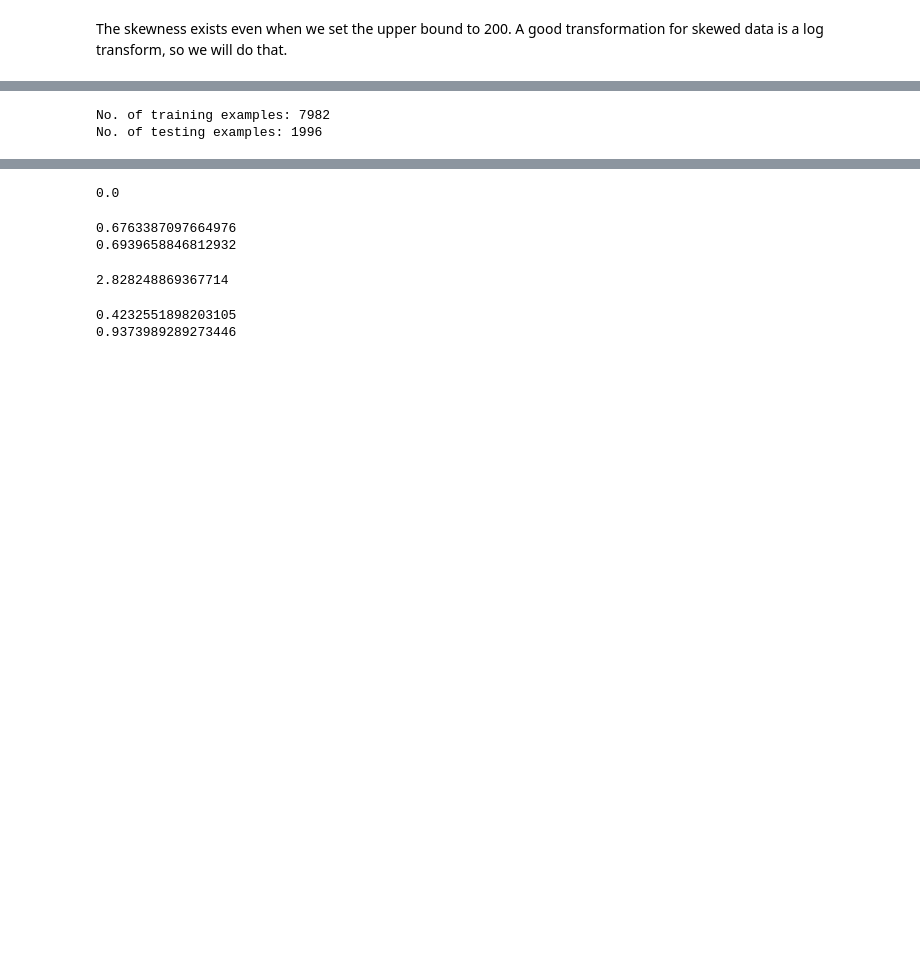
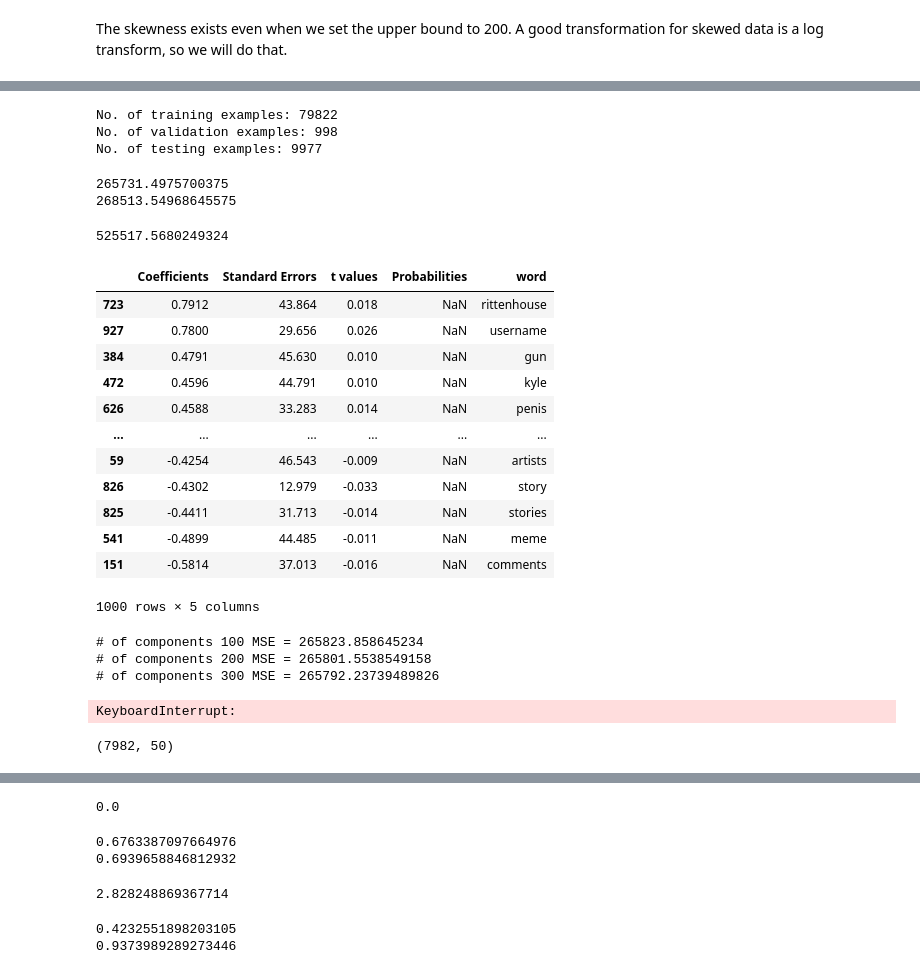
Before and after one commit to seangao14/pstat131proj, a Jupyter notebook: playground.ipynb, the cells around one changed output, grey strips where cells are left out. Saved outputs shown, nothing was run; the diff lists cells and outputs as text; code cells hidden in the pictures; blank space fills up the shorter version.

```diff
--- a/playground.ipynb
+++ b/playground.ipynb
@@ -243,16 +248,26 @@ We can see that the data is now much more normally distributed, although there s
 df = pd.DataFrame(data = X)
 df['Y'] = Y
 
+# splitting the data into train and the remaining data
 X_train = df.sample(frac = 0.8, random_state = 25)  # random_state serves as a seed
-X_test = df.drop(X_train.index)
+X_remaining = df.drop(X_train.index)
 
 Y_train = X_train.pop('Y')
+
+#splitting the remaining data into validation and test
+X_val = X_remaining.sample(frac = 0.5, random_state = 25)
+X_test = X_remaining.drop(X_val.index)
+
+Y_val = X_val.pop('Y')
 Y_test = X_test.pop('Y')
 
+
 print(f"No. of training examples: {X_train.shape[0]}")
+print(f"No. of validation examples: {X_validation.shape[0]}")
 print(f"No. of testing examples: {X_test.shape[0]}")
 
-del df
+del df, X_remaining
 # %% [output]
-No. of training examples: 7982
-No. of testing examples: 1996
+No. of training examples: 79822
+No. of validation examples: 998
+No. of testing examples: 9977
@@ -294,3 +300,62 @@ def make_lr_dict(m, y, p):
     myDF3 = pd.DataFrame()
     myDF3["Coefficients"],myDF3["Standard Errors"],myDF3["t values"],myDF3["Probabilities"] = [params,sd_b,ts_b,p_values]
     return myDF3.drop([0])
+# %%
+from sklearn.linear_model import LinearRegression
+
+linReg = LinearRegression().fit(X_train, np.log(Y_train))
+lin_ypred = linReg.predict(X_train)
+print(mean_squared_error(Y_train, np.exp(lin_ypred)))
+
+scorelin = cross_val_score(LinearRegression(), X_train, Y_train, cv = 5,
+                           scoring = 'neg_mean_squared_error')
+print(-1*scorelin.mean())
+# %% [output]
+265731.4975700375
+268513.54968645575
+# %%
+lin_ypredval = linReg.predict(X_val)
+print(mean_squared_error(Y_val, np.exp(lin_ypredval)))
+# %% [output]
+525517.5680249324
+# %%
+lr_df = make_lr_dict(linReg, Y_train, np.exp(lin_ypred))
+lr_df['word'] = vocab
+lr_df.sort_values(by=['Coefficients'], ascending=False)
+# %% [output]
+|  | Coefficients | Standard Errors | t values | Probabilities | word |
+| 723 | 0.7912 | 43.864 | 0.018 | NaN | rittenhouse |
+| 927 | 0.7800 | 29.656 | 0.026 | NaN | username |
+| 384 | 0.4791 | 45.630 | 0.010 | NaN | gun |
+| 472 | 0.4596 | 44.791 | 0.010 | NaN | kyle |
+| 626 | 0.4588 | 33.283 | 0.014 | NaN | penis |
+| ... | ... | ... | ... | ... | ... |
+| 59 | -0.4254 | 46.543 | -0.009 | NaN | artists |
+| 826 | -0.4302 | 12.979 | -0.033 | NaN | story |
+| 825 | -0.4411 | 31.713 | -0.014 | NaN | stories |
+| 541 | -0.4899 | 44.485 | -0.011 | NaN | meme |
+| 151 | -0.5814 | 37.013 | -0.016 | NaN | comments |
+1000 rows × 5 columns
+# %%
+# define transform
+for i in range(1, 11):
+    n_components = int(N_VOCAB * 0.1*i)
+    pca = PCA(n_components = n_components)
+    # prepare transform on dataset
+    pca.fit(X_train)
+    # apply transform to dataset
+    transformed = pca.transform(X_train)
+
+    linReg_pca = LinearRegression().fit(transformed, np.log(Y_train))
+    lin_ypred_pca = linReg_pca.predict(transformed)
+    mse = mean_squared_error(Y_train, np.exp(lin_ypred_pca))
+    print("# of components", n_components, "MSE =", mse)
+# %% [output]
+# of components 100 MSE = 265823.858645234
+# of components 200 MSE = 265801.5538549158
+# of components 300 MSE = 265792.23739489826
+KeyboardInterrupt:
+# %%
+transformed.shape
+# %% [output]
+(7982, 50)
```
Also changed, not shown: parts of 13 cells of this notebook.
